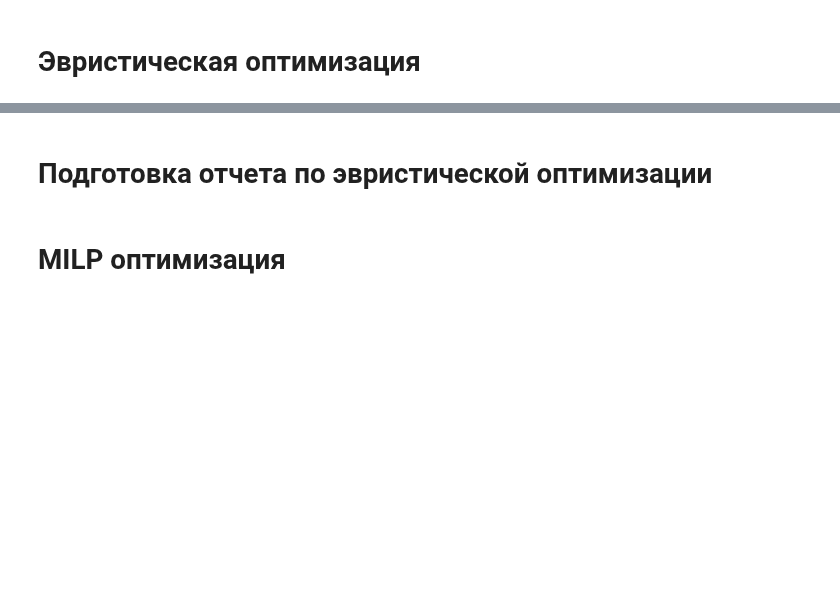
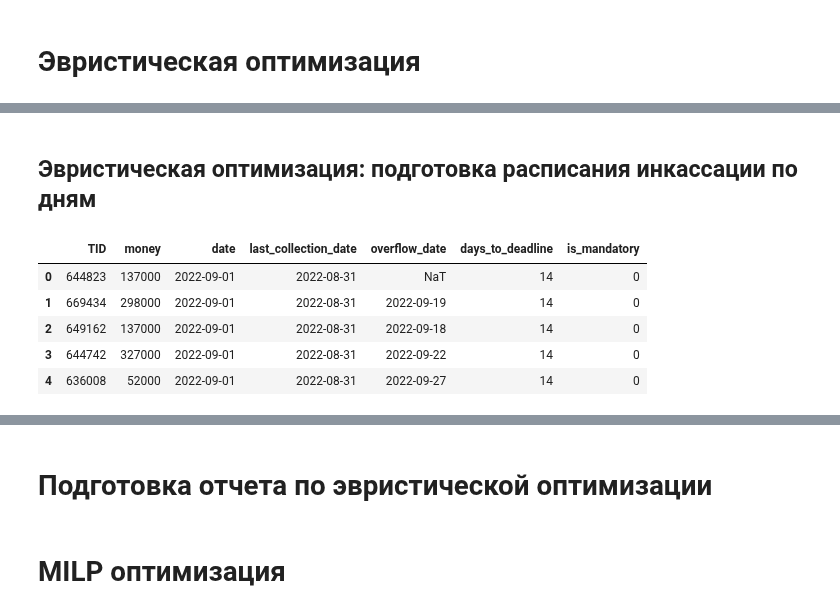
Before and after one commit to SerSmith/bank_schedule, a Jupyter notebook: main.ipynb, the cells around one changed output, grey strips where cells are left out. Cells and saved outputs as stored; diff of their text form; code cells hidden in the pictures; blank space fills up the shorter version.

```diff
--- a/main.ipynb
+++ b/main.ipynb
@@ -30,0 +350,2 @@ data.run_cluster(0.01, cars_quant)
+# %% [markdown]
+## Эвристическая оптимизация: подготовка расписания инкассации по дням
@@ -30,0 +366,9 @@ data.run_cluster(0.01, cars_quant)
+# %%
+display(schedule_df.head())
+# %% [output]
+|  | TID | money | date | last_collection_date | overflow_date | days_to_deadline | is_mandatory |
+| 0 | 644823 | 137000 | 2022-09-01 | 2022-08-31 | NaT | 14 | 0 |
+| 1 | 669434 | 298000 | 2022-09-01 | 2022-08-31 | 2022-09-19 | 14 | 0 |
+| 2 | 649162 | 137000 | 2022-09-01 | 2022-08-31 | 2022-09-18 | 14 | 0 |
+| 3 | 644742 | 327000 | 2022-09-01 | 2022-08-31 | 2022-09-22 | 14 | 0 |
+| 4 | 636008 | 52000 | 2022-09-01 | 2022-08-31 | 2022-09-27 | 14 | 0 |
```
Also changed, not shown: parts of 25 cells of this notebook, 4 other files.
